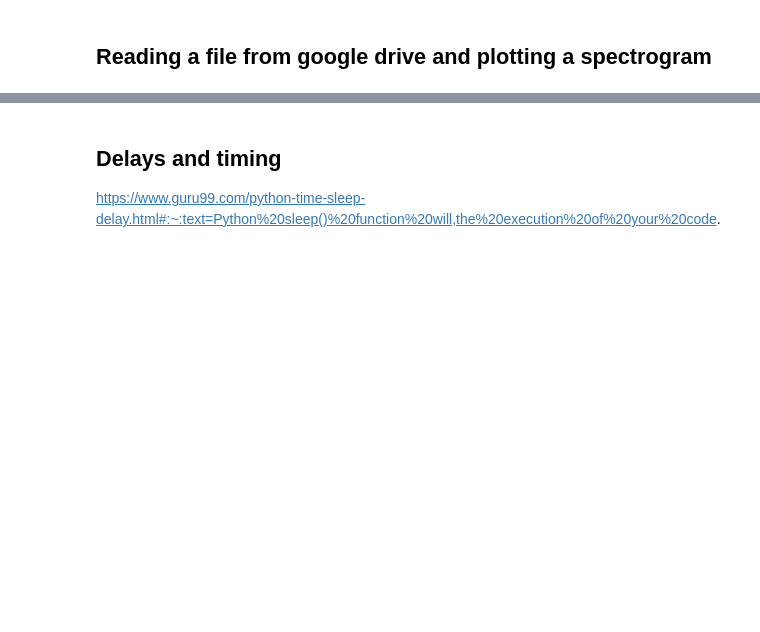
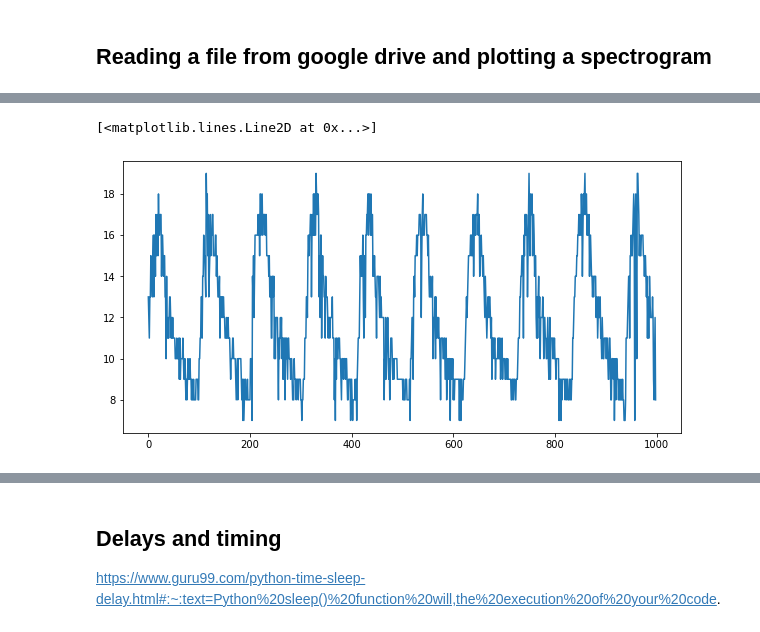
Before and after one commit to CBhikha/hello-world, a Jupyter notebook: Learning_python.ipynb, the cells around one changed output, grey strips where cells are left out. Cells and saved outputs as stored; diff of their text form; code cells hidden in the pictures; blank space fills up the shorter version.

```diff
--- a/Learning_python.ipynb
+++ b/Learning_python.ipynb
@@ -189,0 +208,16 @@ plot.show()
+# %%
+lss=numpy.log(ss)
+l = lss.shape
+l=l[1]
+env = [0] * l
+for i in range(0, l, 1):
+  x = lss[0:30,i]
+  imx = np.where(x > 5.2)
+  imx = imx[0]
+  mx = imx[len(imx)-1]
+  env[i] = mx
+
+plot.plot(env)
+# %% [output]
+[<matplotlib.lines.Line2D at 0x...>]
+[figure, added]
```
Also changed, not shown: parts of 12 cells of this notebook.
